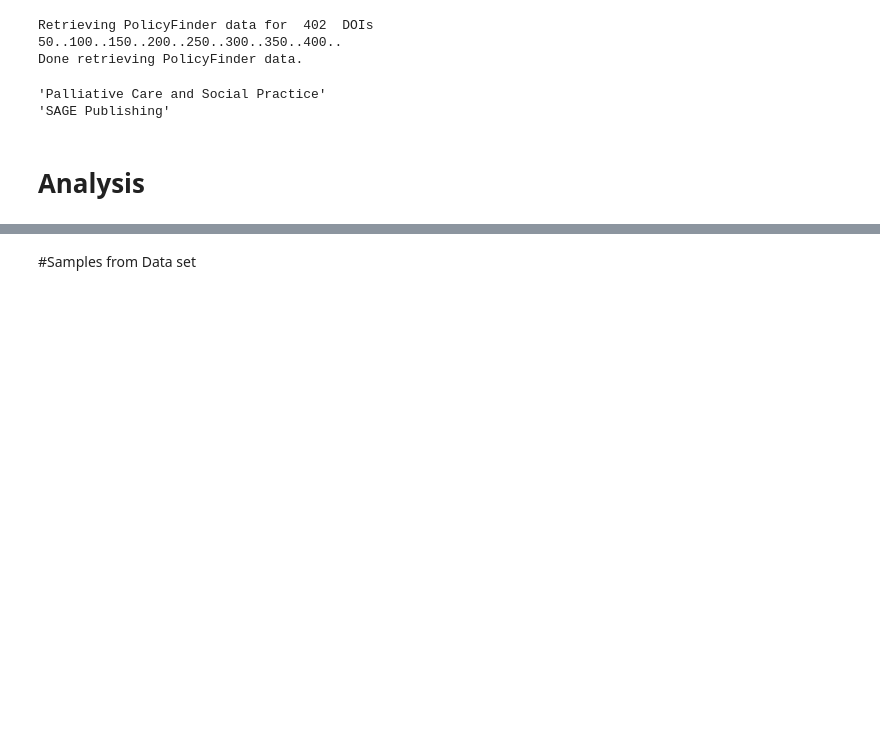
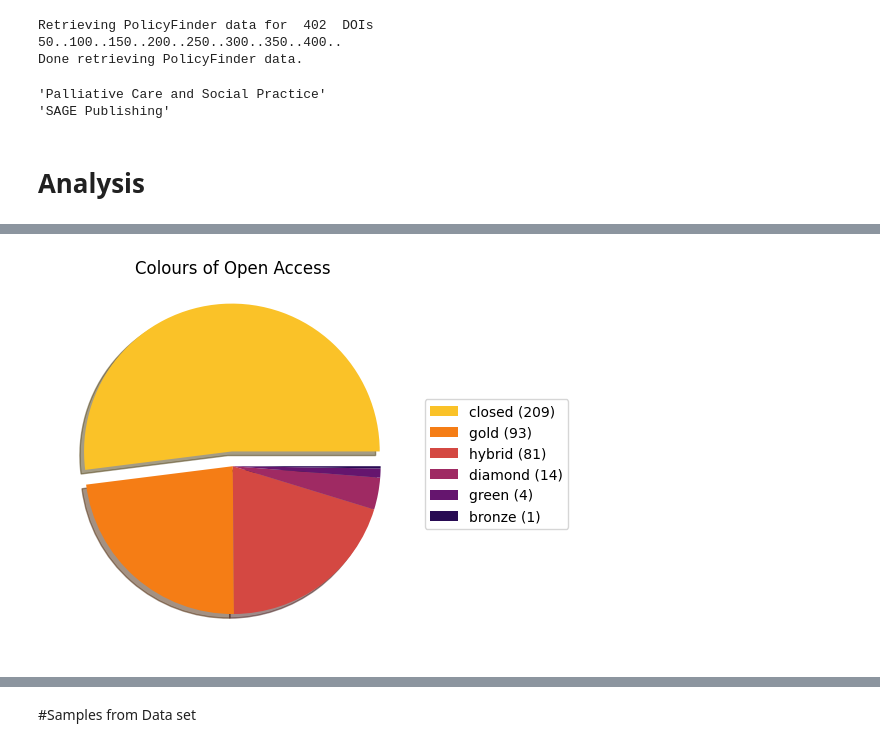
Before and after one commit to elibtronic/2025_state_of_scholarly_communication, a Jupyter notebook: 2025_SofSC.ipynb, the cells around one changed output, grey strips where cells are left out. Saved outputs shown, nothing was run; the diff lists cells and outputs as text; code cells hidden in the pictures; blank space fills up the shorter version.

Commit message:
colors of oa added

```diff
--- a/2025_SofSC.ipynb
+++ b/2025_SofSC.ipynb
@@ -80,6 +80,7 @@ pub_date_list = []
 doi_list = []
 issn_list = []
 already_oa_list = []
+oa_status_list = []
 source_list = []
 publisher_list = []
 
@@ -106,11 +107,17 @@ for work in works:
     pub_date = ""
   pub_date_list.append(pub_date)
 
-  if work['primary_location']['is_oa'] == True:
+  if work['open_access']['is_oa'] == True:
     already_oa = "yes"
   else:
     already_oa = "no"
   already_oa_list.append(already_oa)
+
+  try:
+    oa_status = work['open_access']['oa_status']
+  except:
+    oa_status = ""
+  oa_status_list.append(oa_status)
 
   try:
     source = work['primary_location']['source']['display_name']
@@ -125,4 +132,4 @@ for work in works:
   publisher_list.append(publisher)
 
 
-  df = pd.DataFrame(list(zip(orcid_list, pub_date_list,doi_list,already_oa_list,issn_list,source_list,publisher_list)), columns =['ORCID','pub_date','DOI','already_oa','issn','source','publisher'])
+  df = pd.DataFrame(list(zip(orcid_list, pub_date_list,doi_list,already_oa_list,oa_status_list,issn_list,source_list,publisher_list)), columns =['ORCID','pub_date','DOI','already_oa','oa_status','issn','source','publisher'])
@@ -292 +314,19 @@ plt.show()
 [figure]
+# %%
+#colors of OA as pie
+
+oa_colors = df['oa_status'].value_counts().values
+legend = df['oa_status'].value_counts().index
+legend = ['%s (%1d)' % (l, s) for l, s in zip(df['oa_status'].value_counts().index, df['oa_status'].value_counts().values)]
+explode = (0.1, 0.0, 0, 0, 0, 0)
+
+plt.pie(oa_colors,shadow=True,explode=explode, startangle=0,colors=colors)
+plt.legend(legend,bbox_to_anchor=(1.0,0.7))
+plt.title("Colours of Open Access")
+
+figname = "Colours_of_Open_Access.png"
+plt.savefig(figname)
+files.download(figname)
+
+plt.show()
+# %% [output]
@@ -293,3 +335,4 @@ plt.show()
+[figure, added]
 # %%
 #Articles with at least 1 free pathway
 
```
Also changed, not shown: parts of 11 cells of this notebook.
